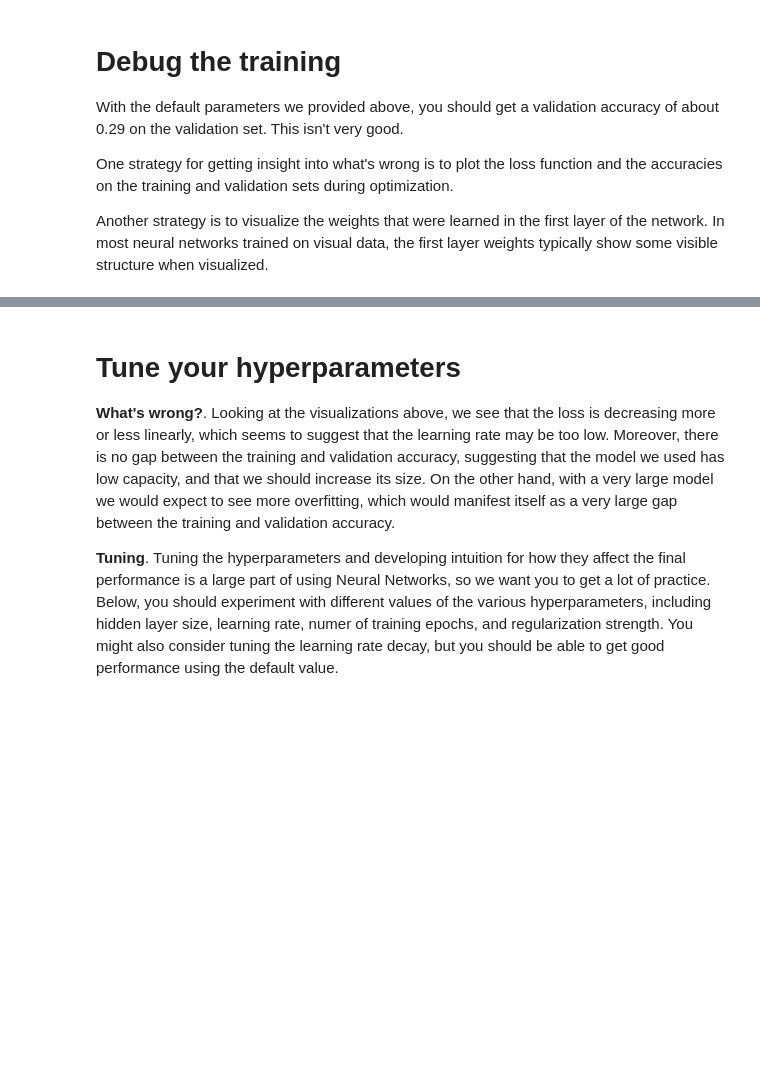
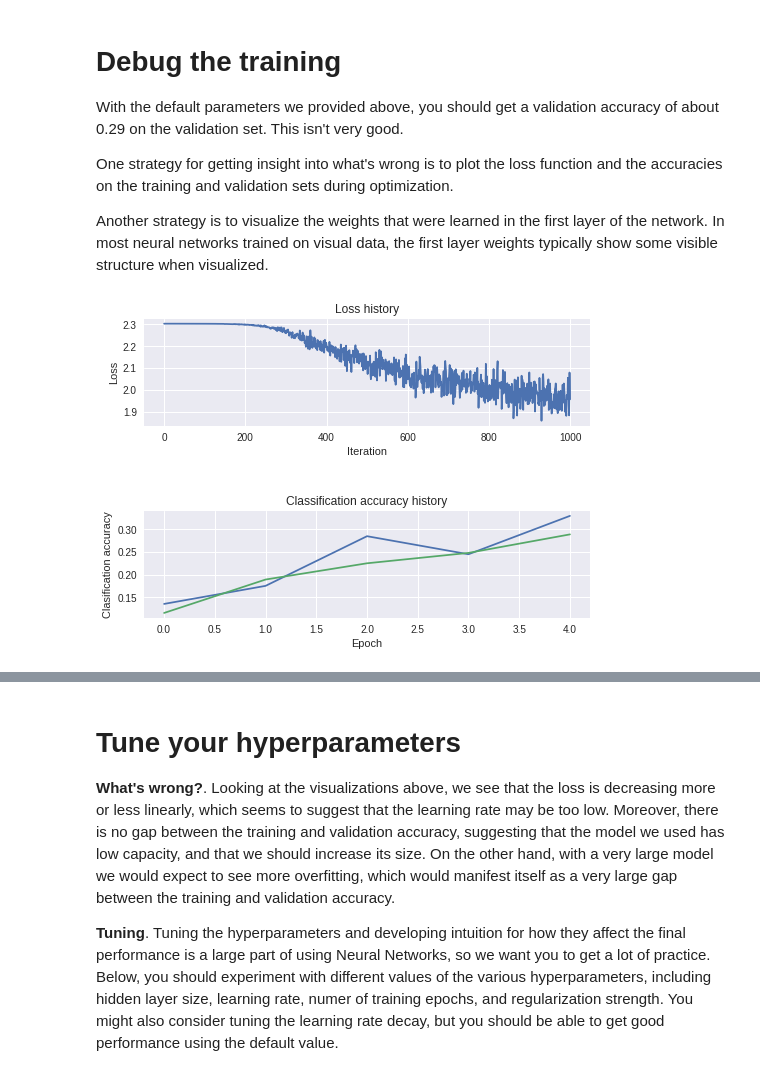
Before and after one commit to TSunny007/CS231n, a Jupyter notebook: Basic Classifiers/NeuralNet.ipynb, the cells around one changed output, grey strips where cells are left out. Drawn from its saved outputs; the diff is of its cells as text; code cells hidden in the pictures; blank space fills up the shorter version.

```diff
--- a/Basic Classifiers/NeuralNet.ipynb
+++ b/Basic Classifiers/NeuralNet.ipynb
@@ -120,6 +120,11 @@ class TwoLayerNet(object):
 
     # Backward pass: compute gradients
     grads = {}
+    #############################################################################
+    # TODO: Compute the backward pass, computing the derivatives of the weights #
+    # and biases. Store the results in the grads dictionary. For example,       #
+    # grads['W1'] should store the gradient on W1, and be a matrix of same size #
+    #############################################################################
     dS = softmax_output.copy()
     dS[range(N), y] -= 1
     dS /= N
@@ -130,12 +135,6 @@ class TwoLayerNet(object):
     dH_relu = (hidden_scores > 0) * dH
     grads['W1'] = X.T.dot(dH_relu) + reg * W1
     grads['b1'] = np.sum(dH_relu, axis = 0)
-    #############################################################################
-    # TODO: Compute the backward pass, computing the derivatives of the weights #
-    # and biases. Store the results in the grads dictionary. For example,       #
-    # grads['W1'] should store the gradient on W1, and be a matrix of same size #
-    #############################################################################
-    pass
     #############################################################################
     #                              END OF YOUR CODE                             #
     #############################################################################
@@ -179,7 +178,9 @@ class TwoLayerNet(object):
       # TODO: Create a random minibatch of training data and labels, storing  #
       # them in X_batch and y_batch respectively.                             #
       #########################################################################
-      pass
+      batch_indices = np.random.choice(num_train, batch_size, replace=True)
+      X_batch = X[batch_indices]
+      y_batch = y[batch_indices]
       #########################################################################
       #                             END OF YOUR CODE                          #
       #########################################################################
@@ -194,7 +195,10 @@ class TwoLayerNet(object):
       # using stochastic gradient descent. You'll need to use the gradients   #
       # stored in the grads dictionary defined above.                         #
       #########################################################################
-      pass
+      self.params['W2'] += - learning_rate * grads['W2']
+      self.params['b2'] += - learning_rate * grads['b2']
+      self.params['W1'] += - learning_rate * grads['W1']
+      self.params['b1'] += - learning_rate * grads['b1']
       #########################################################################
       #                             END OF YOUR CODE                          #
       #########################################################################
@@ -239,7 +243,9 @@ class TwoLayerNet(object):
     ###########################################################################
     # TODO: Implement this function; it should be VERY simple!                #
     ###########################################################################
-    pass
+    h = np.maximum(0, X.dot(self.params['W1'])) + self.params['b1']
+    scores = h.dot(self.params['W2']) + self.params['b2']
+    y_pred = np.argmax(scores, axis=1)
     ###########################################################################
     #                              END OF YOUR CODE                           #
     ###########################################################################
@@ -468,18 +527,22 @@ Another strategy is to visualize the weights that were learned in the first laye
 # %%
 # Plot the loss function and train / validation accuracies
 plt.subplot(2, 1, 1)
 plt.plot(stats['loss_history'])
 plt.title('Loss history')
 plt.xlabel('Iteration')
 plt.ylabel('Loss')
 
+plt.subplots_adjust(hspace = 0.8)
+
 plt.subplot(2, 1, 2)
 plt.plot(stats['train_acc_history'], label='train')
 plt.plot(stats['val_acc_history'], label='val')
 plt.title('Classification accuracy history')
 plt.xlabel('Epoch')
 plt.ylabel('Clasification accuracy')
 plt.show()
+# %% [output]
+[figure, added]
 # %%
 from math import sqrt, ceil
 
```
Also changed, not shown: parts of 7 cells of this notebook.
